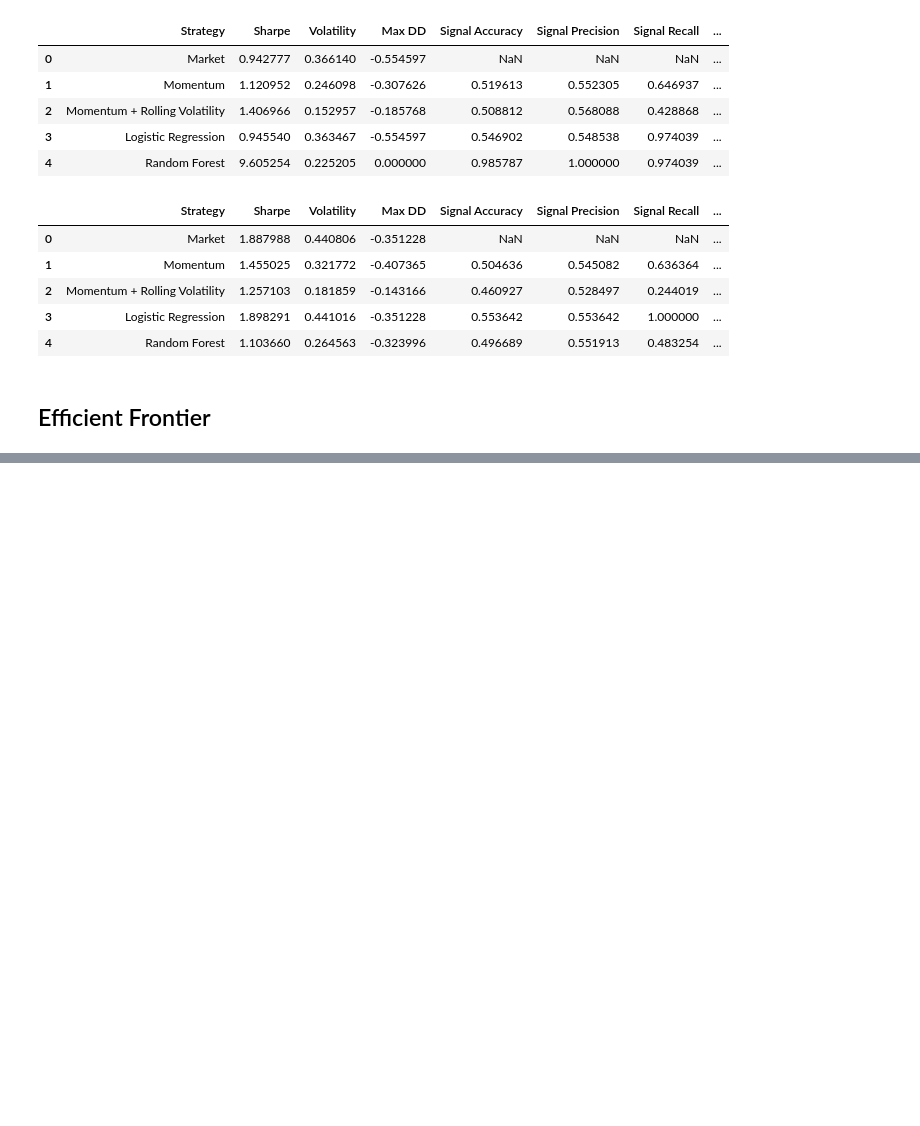
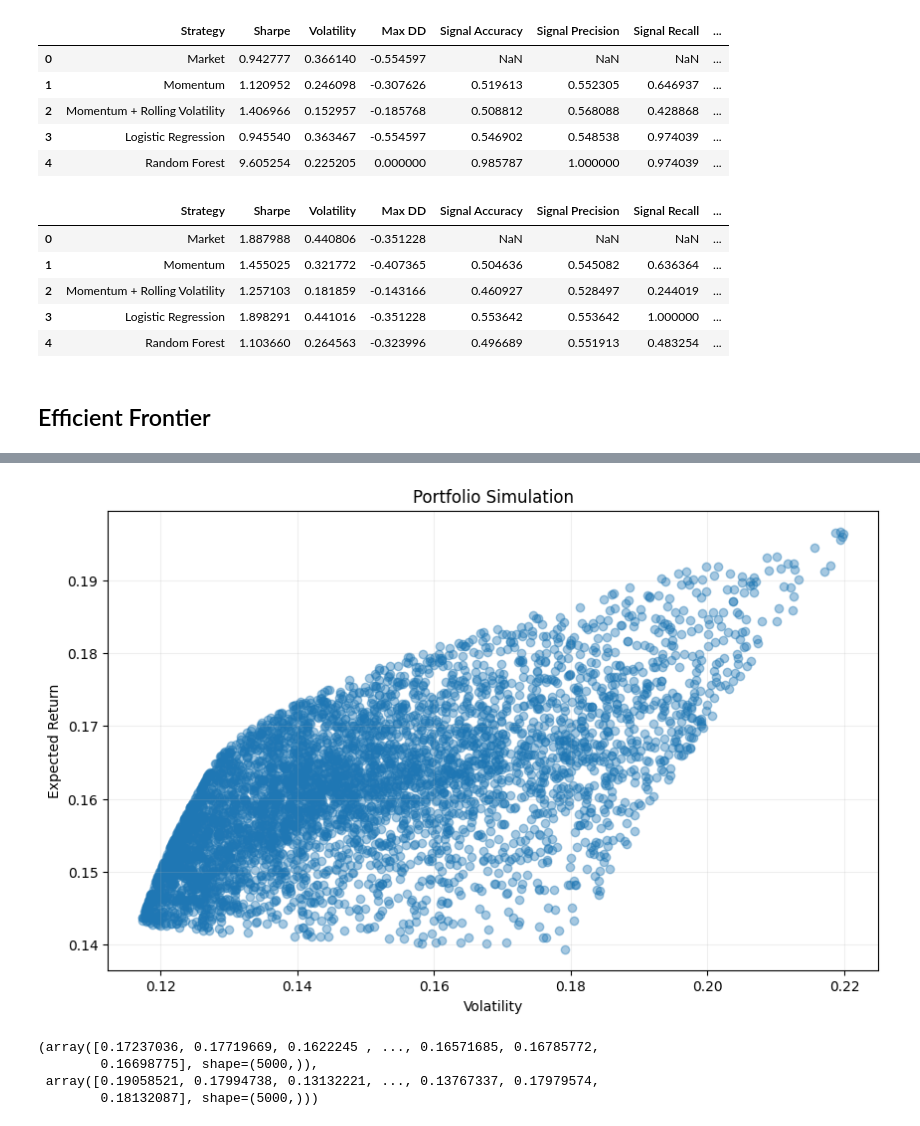
Before and after one commit to noelpdlt/quant-research-system, a Jupyter notebook: notebooks/w10_portfoliodiversification.ipynb, the cells around one changed output, grey strips where cells are left out. Drawn from its saved outputs; the diff is of its cells as text; code cells hidden in the pictures; blank space fills up the shorter version.

```diff
--- a/notebooks/w10_portfoliodiversification.ipynb
+++ b/notebooks/w10_portfoliodiversification.ipynb
@@ -401,0 +379,8 @@ plt.show()
+# %%
+efficient_frontier(assets = assets_C, returns_df = returns_df)
+# %% [output]
+[figure, added]
+(array([0.17237036, 0.17719669, 0.1622245 , ..., 0.16571685, 0.16785772,
+        0.16698775], shape=(5000,)),
+ array([0.19058521, 0.17994738, 0.13132221, ..., 0.13767337, 0.17979574,
+        0.18132087], shape=(5000,)))
```
Also changed, not shown: parts of 6 cells of this notebook, 3 other files.
